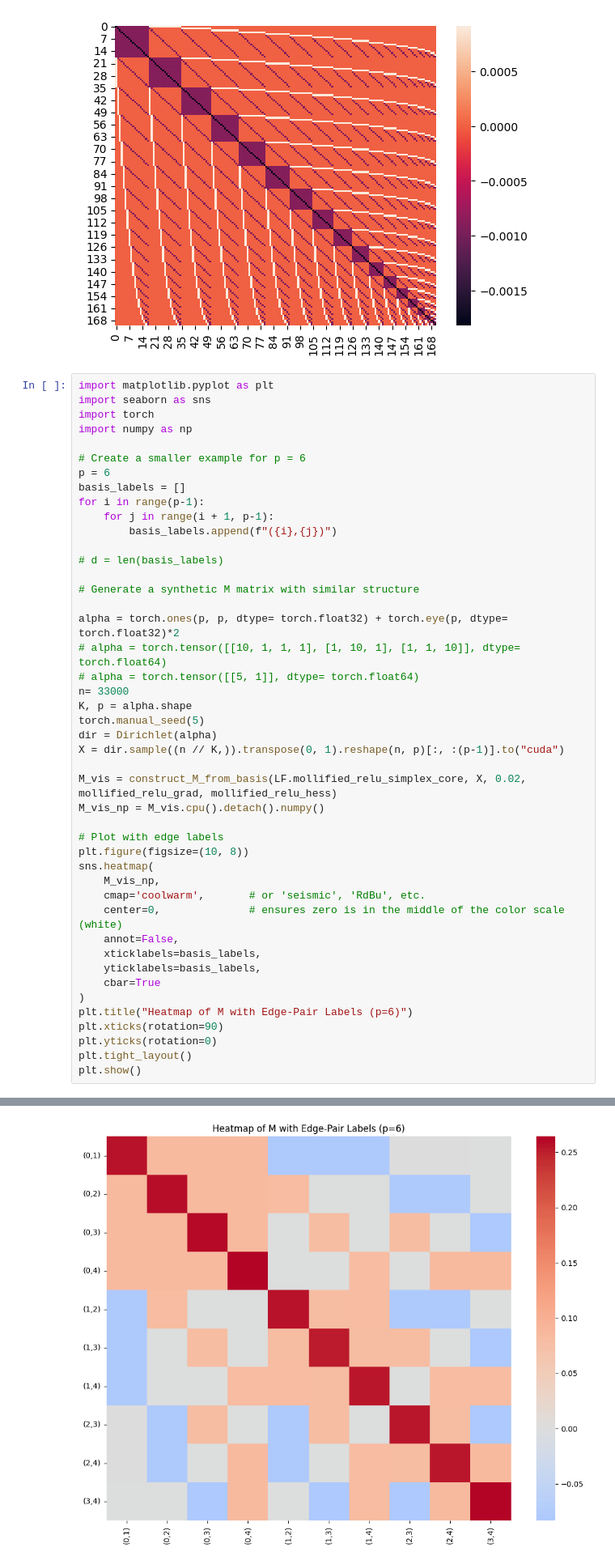
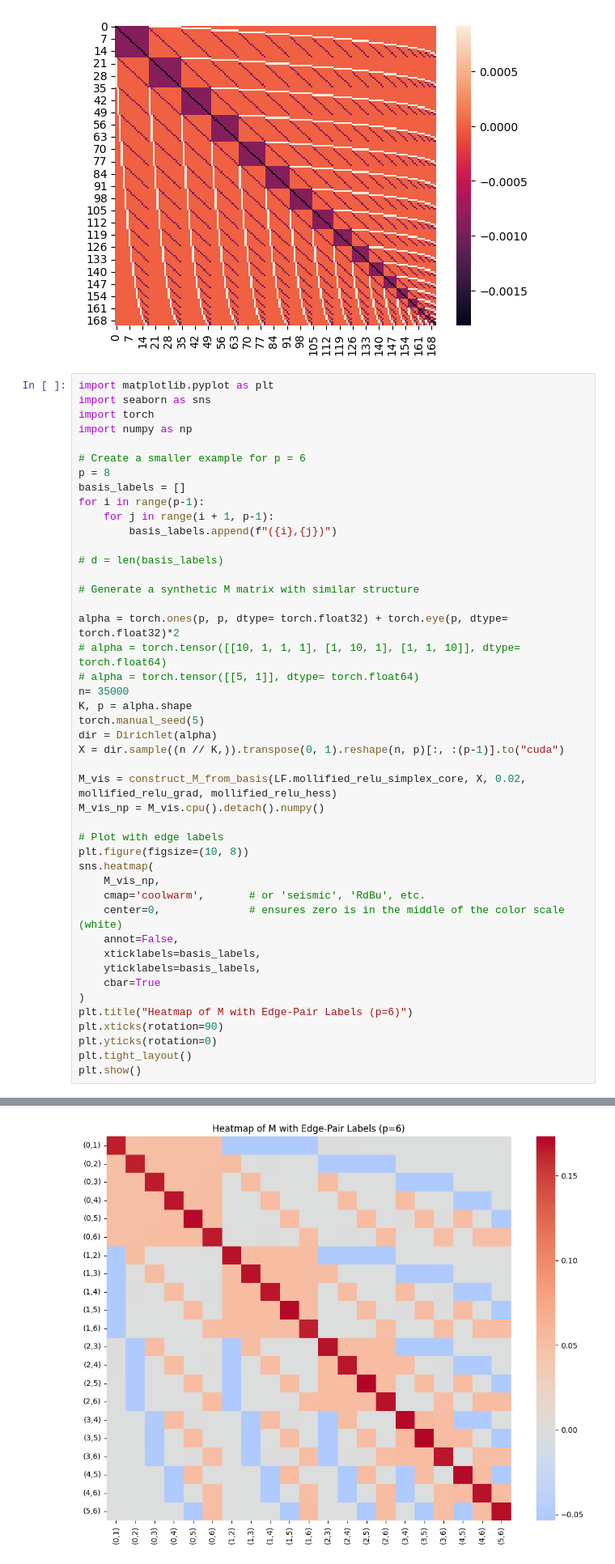
Before and after one commit to Shiwen-Yang/SCOPE, a Jupyter notebook: test_0.ipynb, the cells around one changed output, grey strips where cells are left out. Shown at 81% size. Drawn from its saved outputs; the diff is of its cells as text.

```diff
--- a/test_0.ipynb
+++ b/test_0.ipynb
@@ -209,7 +209,7 @@ import torch
 import numpy as np
 
 # Create a smaller example for p = 6
-p = 6
+p = 8
 basis_labels = []
 for i in range(p-1):
     for j in range(i + 1, p-1):
@@ -221,32 +221,32 @@ for i in range(p-1):
 
 alpha = torch.ones(p, p, dtype= torch.float32) + torch.eye(p, dtype= torch.float32)*2
 # alpha = torch.tensor([[10, 1, 1, 1], [1, 10, 1], [1, 1, 10]], dtype= torch.float64)
 # alpha = torch.tensor([[5, 1]], dtype= torch.float64)
-n= 33000
+n= 35000
 K, p = alpha.shape
 torch.manual_seed(5)
 dir = Dirichlet(alpha)
 X = dir.sample((n // K,)).transpose(0, 1).reshape(n, p)[:, :(p-1)].to("cuda")
 
 M_vis = construct_M_from_basis(LF.mollified_relu_simplex_core, X, 0.02, mollified_relu_grad, mollified_relu_hess)
 M_vis_np = M_vis.cpu().detach().numpy()
 
 # Plot with edge labels
 plt.figure(figsize=(10, 8))
 sns.heatmap(
     M_vis_np,
     cmap='coolwarm',       # or 'seismic', 'RdBu', etc.
     center=0,              # ensures zero is in the middle of the color scale (white)
     annot=False,
     xticklabels=basis_labels,
     yticklabels=basis_labels,
     cbar=True
 )
 plt.title("Heatmap of M with Edge-Pair Labels (p=6)")
 plt.xticks(rotation=90)
 plt.yticks(rotation=0)
 plt.tight_layout()
 plt.show()
 # %% [output]
 Currently at 100.00%
-[figure, old version]
+[figure, new version]
```
Also changed, not shown: parts of 3 cells of this notebook.
